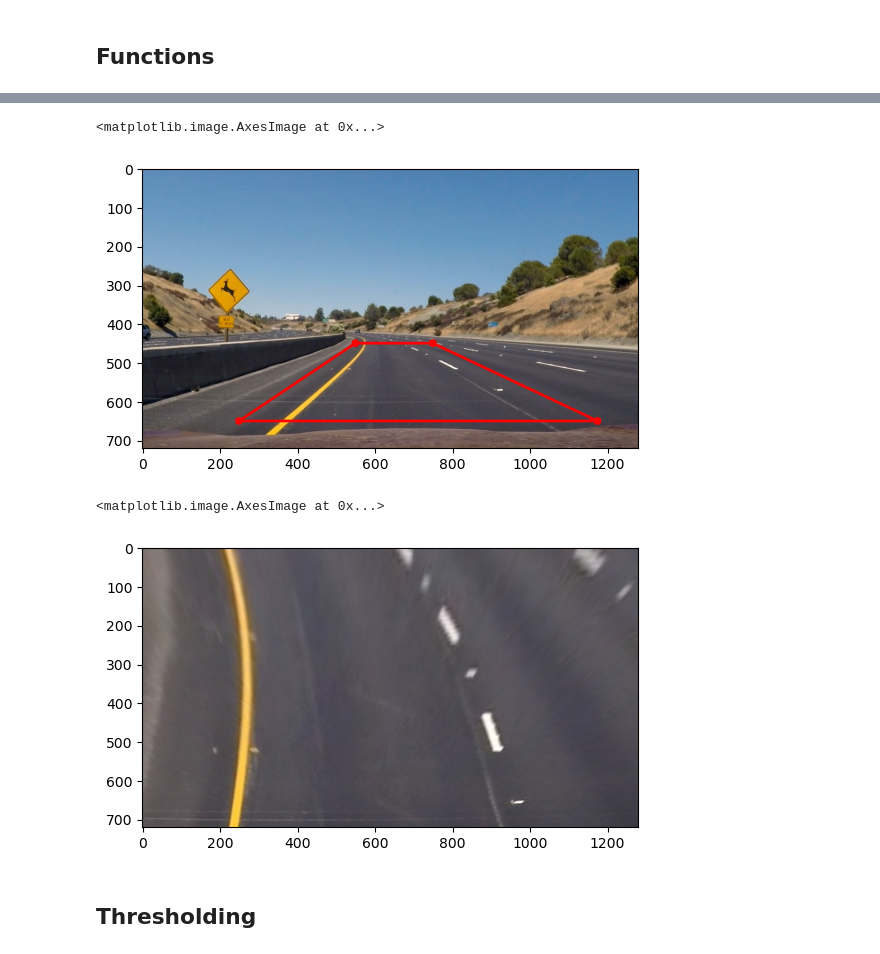
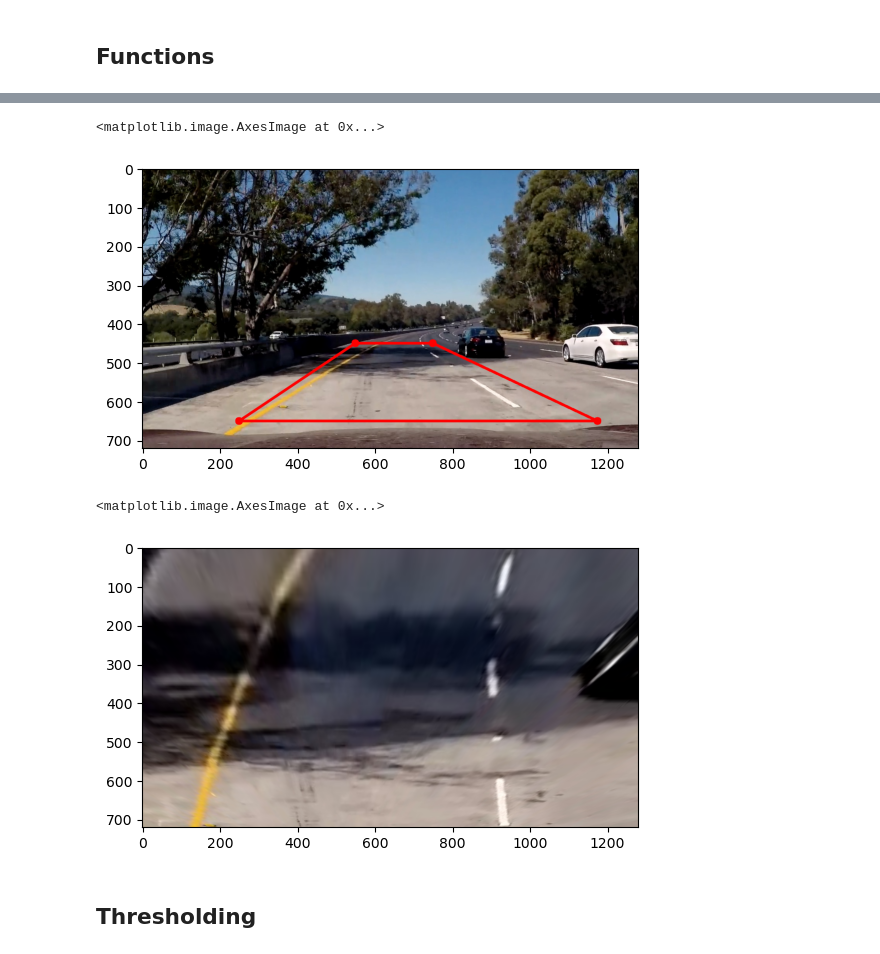
Before and after one commit to xFiveRivers/lane-detection-advanced, a Jupyter notebook: img_transform.ipynb, the cells around one changed output, grey strips where cells are left out. Saved outputs shown, nothing was run; the diff lists cells and outputs as text; code cells hidden in the pictures.

```diff
--- a/img_transform.ipynb
+++ b/img_transform.ipynb
@@ -43,22 +43,22 @@ To remedy this, we can transform our image into a birds-eye view such that we ha
 
 We see that the vehicle is moving through a left turn curve, however the perspective phenomenon makes it seem like the left turn has yet to come. The birds-eye view might show otherwise.
 # %%
-orig_img = cv2.imread('test_images/test2.jpg')
+orig_img = cv2.imread('test_images/test5.jpg')
 img = cv2.cvtColor(orig_img, cv2.COLOR_BGR2RGB)
 
 roi_points = np.int32([[
     (550, 450),
     (250, 650),
     (1175, 650),
     (750, 450)
 ]])
 
 img = draw_roi(img, roi_points, (255, 0, 0))
 
 plt.imshow(img)
 # %% [output]
 <matplotlib.image.AxesImage at 0x...>
-[figure, old version]
+[figure, new version]
 # %%
 src_points = np.float32(roi_points.reshape(-1, 2))
 
@@ -76,7 +76,7 @@ result = cv2.cvtColor(result, cv2.COLOR_BGR2RGB)
 plt.imshow(result)
 # %% [output]
 <matplotlib.image.AxesImage at 0x...>
-[figure, old version]
+[figure, new version]
 # %% [markdown]
 ## **Thresholding**
 # %% [markdown]
```
Also changed, not shown: parts of 4 cells of this notebook, 1 other file.
